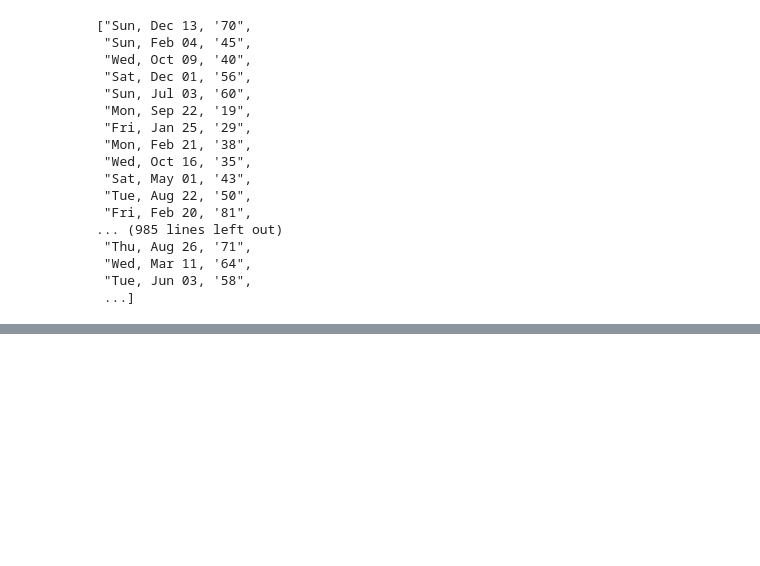
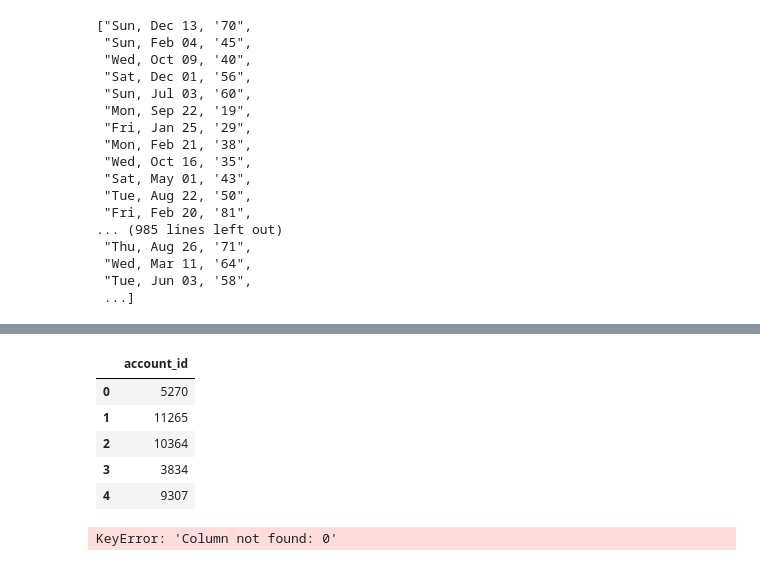
Before and after one commit to joaoBordalo/feup-ecac, a Jupyter notebook: database scripts files/descriptive_analysis.ipynb, the cells around one changed output, grey strips where cells are left out. Cells and saved outputs as stored; diff of their text form; code cells hidden in the pictures; blank space fills up the shorter version.

```diff
--- a/database scripts files/descriptive_analysis.ipynb
+++ b/database scripts files/descriptive_analysis.ipynb
@@ -239,3 +239,18 @@ del clients['birth_number']
  "Wed, Mar 11, '64",
  "Tue, Jun 03, '58",
  ...]
+# %%
+from datetime import datetime
+
+dates = []
+
+for row in accounts['date']:
+    year = row[:2]
+    month = int(float(row[2:4]))
+    day = row[4:6]
+    date = "" + day + " " + str(month) + " 19" + year
+    dates.append(datetime.strptime(date, "%d %m %Y").strftime('%a, %b %d, \'%y'))
+
+accounts['date'] = dates
+
+accounts.to_csv(os.path.abspath('./../data/account_modified.csv'), sep=";")
@@ -241,0 +268,29 @@ del clients['birth_number']
+# %%
+ids = []
+trans_sum = []
+
+for row in trans_train_mod['account_id']:
+    if row not in ids:
+        ids.append(row)
+
+df_ = pd.DataFrame()
+
+df_['account_id'] = ids
+
+df_.head()
+# %% [output]
+|  | account_id |
+| 0 | 5270 |
+| 1 | 11265 |
+| 2 | 10364 |
+| 3 | 3834 |
+| 4 | 9307 |
+# %%
+trans_train_mod['count'] = 1
+trans_train_mod['account_id2'] = trans_train_mod['account_id']
+
+grouped = trans_train_mod.groupby(['account_id'], as_index=False)
+
+grouped[0]
+# %% [output]
+KeyError: 'Column not found: 0'
```
Also changed, not shown: parts of 2 cells of this notebook, 15 other files.
